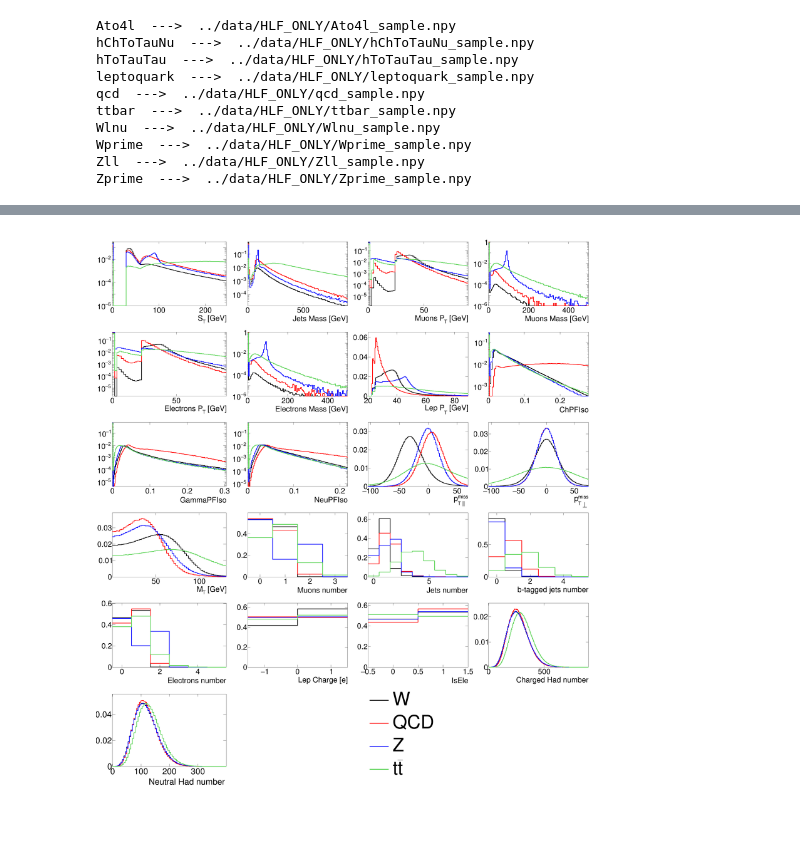
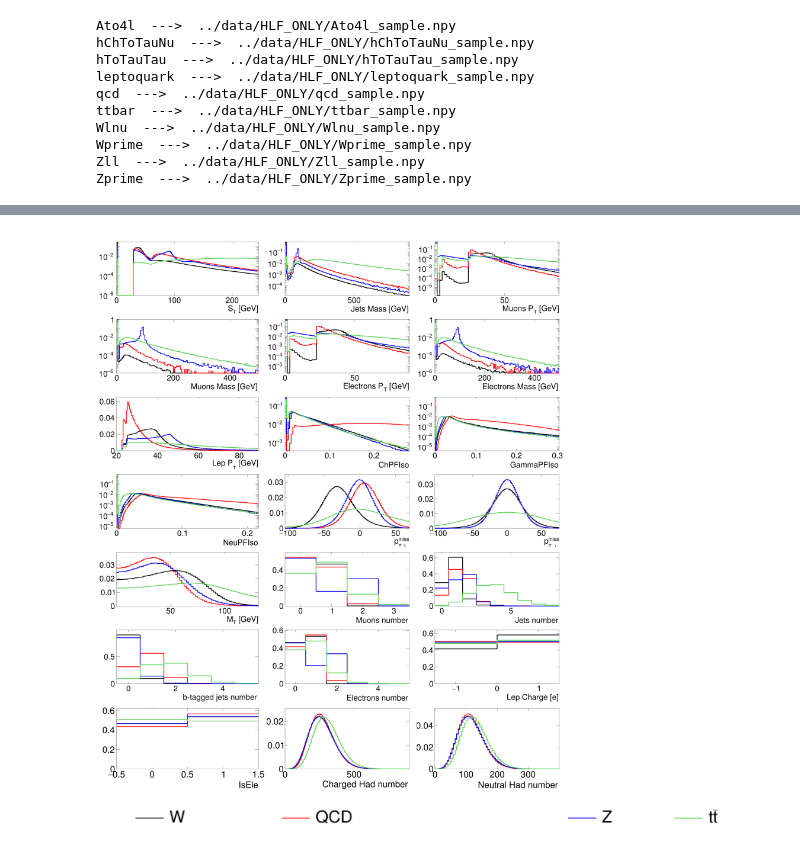
Before and after one commit to ocerri/AnomalyDetection, a Jupyter notebook: scripts/HLF_Distribution_summary.ipynb, the cells around one changed output, grey strips where cells are left out. Cells and saved outputs as stored; diff of their text form; code cells hidden in the pictures; blank space fills up the shorter version.

Commit message:
new plot version

```diff
--- a/scripts/HLF_Distribution_summary.ipynb
+++ b/scripts/HLF_Distribution_summary.ipynb
@@ -90,7 +92,7 @@ DS_name = {'Wlnu':'W',
            'qcd':'QCD',
            'Zll':'Z',
            'ttbar':'t#bar{t}',
-           'Ato4l':'a #rightarrow 4l',
+           'Ato4l':'A #rightarrow 4l',
            'hToTauTau':'h^{0} #rightarrow #tau#tau',
            'hChToTauNu':'h^{+} #rightarrow #tau#nu',
            'Wprime':'W^{\'}',
@@ -99,8 +101,8 @@ DS_name = {'Wlnu':'W',
 # %%
 dnd = []
 
-c = rt.TCanvas('c_out', 'c_out', 3200, 3600)
-c.Divide(4,6, 0., 0.005)
+c = rt.TCanvas('c_out', 'c_out', 3200, 3800)
+c.Divide(3,7, 0., 0.005)
 
 colors = [1,2,4,8,46, 30, 40]
 
@@ -108,7 +110,7 @@ binning_list = []
 
 max_prob_hlf = np.zeros(len(active_hlf_features))
 
-leg = rt.TLegend(0.1, 0.1, 1, 1)
+leg = rt.TLegend(0.05, 0.05, 1, 1)
 # leg.SetNColumns(2)
 leg.SetLineWidth(0)
 
@@ -152,14 +154,16 @@ for j, DS in enumerate(['Wlnu', 'qcd', 'Zll', 'ttbar']):
             binning_list.append(binning)
 
         h = create_TH1D(a, 'h'+tag, '', binning=binning_list[i])
-        h.SetLineWidth(4)
+        h.SetLineWidth(5)
         h.SetXTitle(x_axis_label[i])
 #         h.SetYTitle('Probability')
         h.GetXaxis().SetTitleOffset(1.02)
+        h.GetXaxis().SetLabelOffset(0.01)
+        h.GetYaxis().SetLabelOffset(0.01)
 
-        h.GetXaxis().SetTitleSize(0.09)
-        h.GetXaxis().SetLabelSize(0.09)
-        h.GetYaxis().SetLabelSize(0.09)
+        h.GetXaxis().SetTitleSize(0.11)
+        h.GetXaxis().SetLabelSize(0.11)
+        h.GetYaxis().SetLabelSize(0.11)
 
         h.GetYaxis().SetNdivisions(4,0,0)
         h.GetXaxis().SetNdivisions(4,0,0)
@@ -179,7 +183,7 @@ for j, DS in enumerate(['Wlnu', 'qcd', 'Zll', 'ttbar']):
 
         if j==0:
             pad.SetGrid(0,0)
-            pad.SetTopMargin(0.05)
+            pad.SetTopMargin(0.07)
             pad.SetBottomMargin(0.24)
             pad.SetRightMargin(0.05)
             pad.SetLeftMargin(0.12)
@@ -198,17 +202,21 @@ for j, DS in enumerate(['Wlnu', 'qcd', 'Zll', 'ttbar']):
 for i in range(len(active_hlf_features)):
     dnd[i].GetYaxis().SetRangeUser(1e-6+dnd[i].GetMinimum(), 1.1*max_prob_hlf[i])
 
-c.cd(23)
-# h = rt.TH1F('hvoid','hvoid',1,0,1)
-# h.Draw('SAME')
-leg.Draw()
-
 c.Update()
 c.Draw()
 c.SaveAs('../fig/paper_fig/SM_HLF_Summary.root')
 c.SaveAs('../fig/paper_fig/SM_HLF_Summary.png')
 c.SaveAs('../../www/DatasetCheck/SM_HLF_Summary.png')
 dnd.append(c)
+
+c2 = rt.TCanvas('c_leg', 'c_leg', 3200, 130)
+c2.cd()
+leg.SetNColumns(4);
+# h = rt.TH1F('hvoid','hvoid',1,0,1)
+# h.Draw('SAME')
+leg.Draw()
+c2.Draw()
+c2.SaveAs('../fig/paper_fig/SM_HLF_Summary_leg.png')
 # %% [output]
 Warning in <TCanvas::Constructor>: Deleting canvas with same name: c_out
 Info in <TCanvas::SaveAs>: ROOT file ../fig/paper_fig/SM_HLF_Summary.root has been created
@@ -217,4 +227,5 @@ Info in <TCanvas::Print>: png file ../../www/DatasetCheck/SM_HLF_Summary.png has
-[figure, old version]
+[figure, new version]
+[figure, added]
 # %%
 DS_name
 # %% [output]
```
Also changed, not shown: parts of 3 cells of this notebook, 19 other files.
